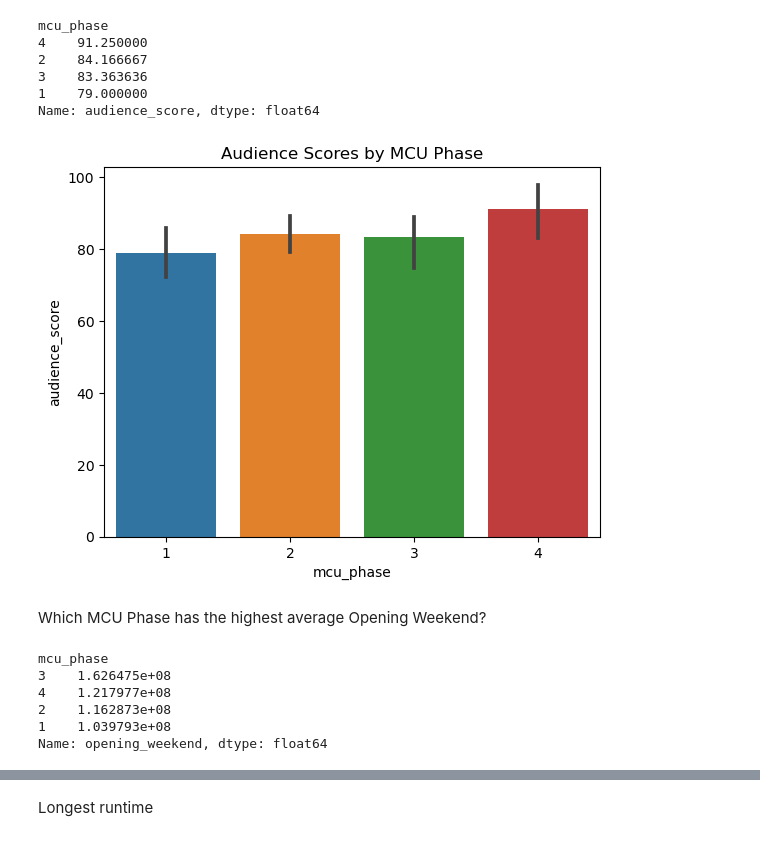
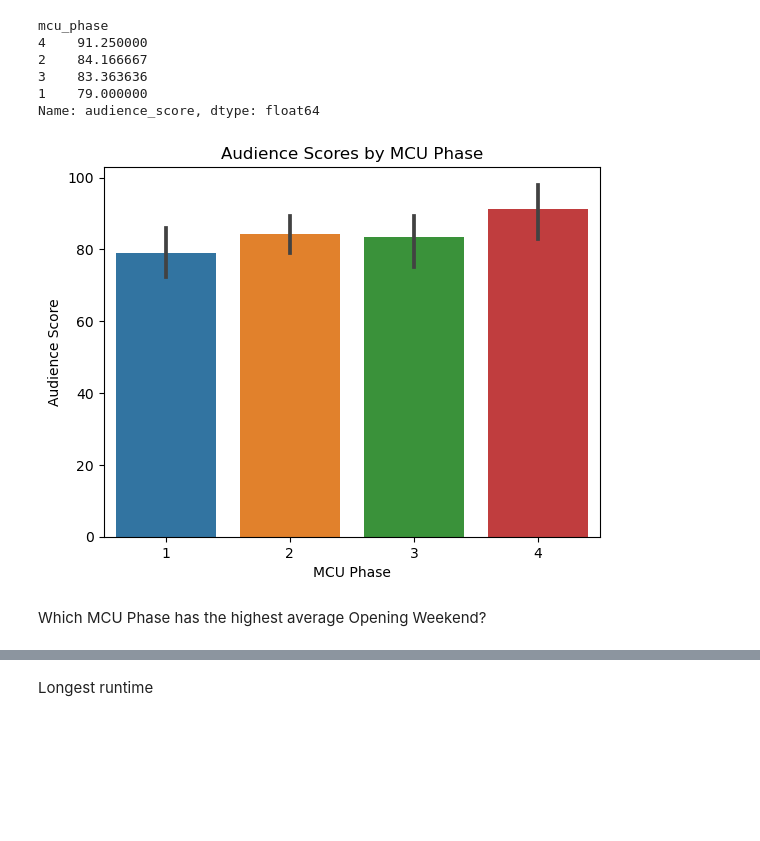
Before and after one commit to henokytilahun/MCUBoxOfficeAnalysis, a Jupyter notebook: analysis.ipynb, the cells around one changed output, grey strips where cells are left out. Drawn from its saved outputs; the diff is of its cells as text; code cells hidden in the pictures; blank space fills up the shorter version.

```diff
--- a/analysis.ipynb
+++ b/analysis.ipynb
@@ -153,17 +159,10 @@ Name: audience_score, dtype: float64
 # %%
 sns.barplot(df, x='mcu_phase', y='audience_score')
 plt.title("Audience Scores by MCU Phase")
+plt.xlabel("MCU Phase")
+plt.ylabel("Audience Score")
 plt.show()
 # %% [output]
-[figure, old version]
+[figure, new version]
 # %% [markdown]
 Which MCU Phase has the highest average Opening Weekend?
-# %%
-df.groupby('mcu_phase')['opening_weekend'].mean().sort_values(ascending=False)
-# %% [output]
-mcu_phase
-3    1.626475e+08
-4    1.217977e+08
-2    1.162873e+08
-1    1.039793e+08
-Name: opening_weekend, dtype: float64
```
Also changed, not shown: parts of 8 cells of this notebook, 1 other file.
